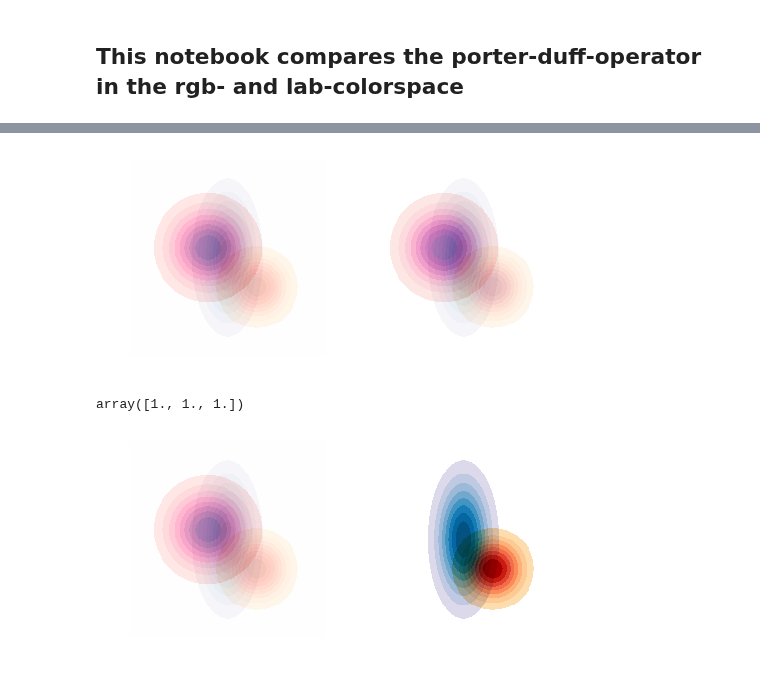
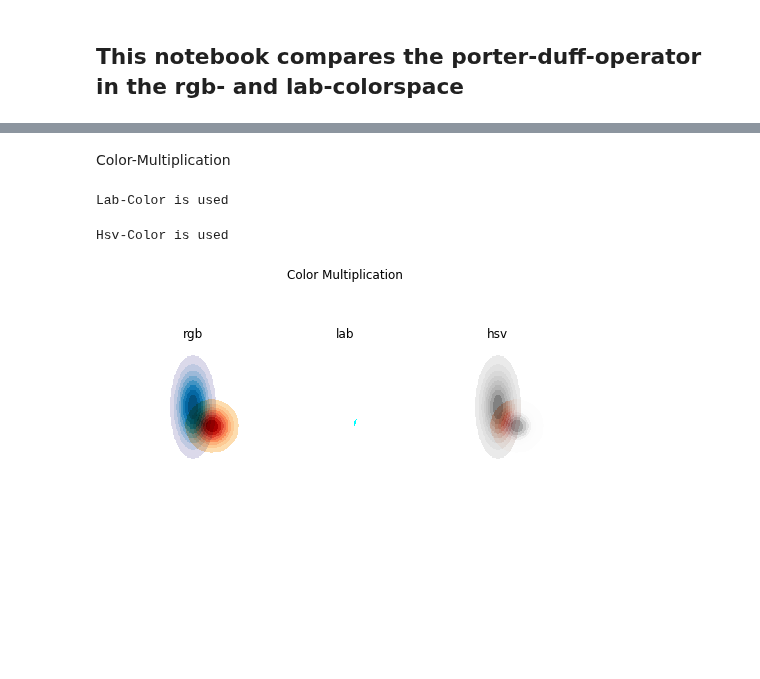
Before and after one commit to asver12/contour-maps-visualization, a Jupyter notebook: matplotlib-colorschemes-comparing-lab-rgb-porter-duff-operator.ipynb, the cells around one changed output, grey strips where cells are left out. Saved outputs shown, nothing was run; the diff lists cells and outputs as text; code cells hidden in the pictures; blank space fills up the shorter version.

```diff
--- a/matplotlib-colorschemes-comparing-lab-rgb-porter-duff-operator.ipynb
+++ b/matplotlib-colorschemes-comparing-lab-rgb-porter-duff-operator.ipynb
@@ -52,0 +74,2 @@ mixed_rgb = picture_worker.combine_two_images(color_blending_operator.porter_duf
+# %% [markdown]
+Color-Multiplication
@@ -53,16 +78,29 @@ mixed_rgb = picture_worker.combine_two_images(color_blending_operator.porter_duf
+# %%
+mixed_lab_mult = picture_worker.combine_two_images(color_blending_operator.simple_color_mult, Z_color,Z_color_1,"lab")
+# %% [output]
+Lab-Color is used
+# %%
+mixed_hsv_mult = picture_worker.combine_two_images(color_blending_operator.simple_color_mult, Z_color,Z_color_1,"hsv")
+# %% [output]
+Hsv-Color is used
 # %%
 #displays an image
-fig, (ax_0, ax_1) = plt.subplots(1,2)
-ax_0.imshow(mixed_lab)
+fig, (ax_0, ax_1, ax_2) = plt.subplots(1,3)
+fig.suptitle("Color Multiplication")
+ax_0.set_title("rgb")
+ax_0.imshow(mixed_rgb_mult)
 ax_0.axis("off")
-ax_1.imshow(mixed_rgb)
+
+ax_1.set_title("lab")
+ax_1.imshow(mixed_lab_mult)
 ax_1.axis("off")
+
+ax_2.set_title("hsv")
+ax_2.imshow(mixed_hsv_mult)
+ax_2.axis("off")
+
 plt.subplots_adjust(0, 0, 1, 1)
 #plt.axis("off")
 plt.show()
 # %% [output]
-[figure, old version]
+[figure, new version]
-# %%
-Z_color[1][1]
-# %% [output]
-array([1., 1., 1.])
@@ -72,12 +106,0 @@ mixed_rgb_mult = picture_worker.combine_two_images(color_blending_operator.simpl
-# %%
-#displays an image
-fig, (ax_0, ax_1) = plt.subplots(1,2)
-ax_0.imshow(mixed)
-ax_0.axis("off")
-ax_1.imshow(mixed_rgb_mult)
-ax_1.axis("off")
-plt.subplots_adjust(0, 0, 1, 1)
-#plt.axis("off")
-plt.show()
-# %% [output]
-[figure, removed]
```
Also changed, not shown: parts of 21 cells of this notebook, 8 other files.
